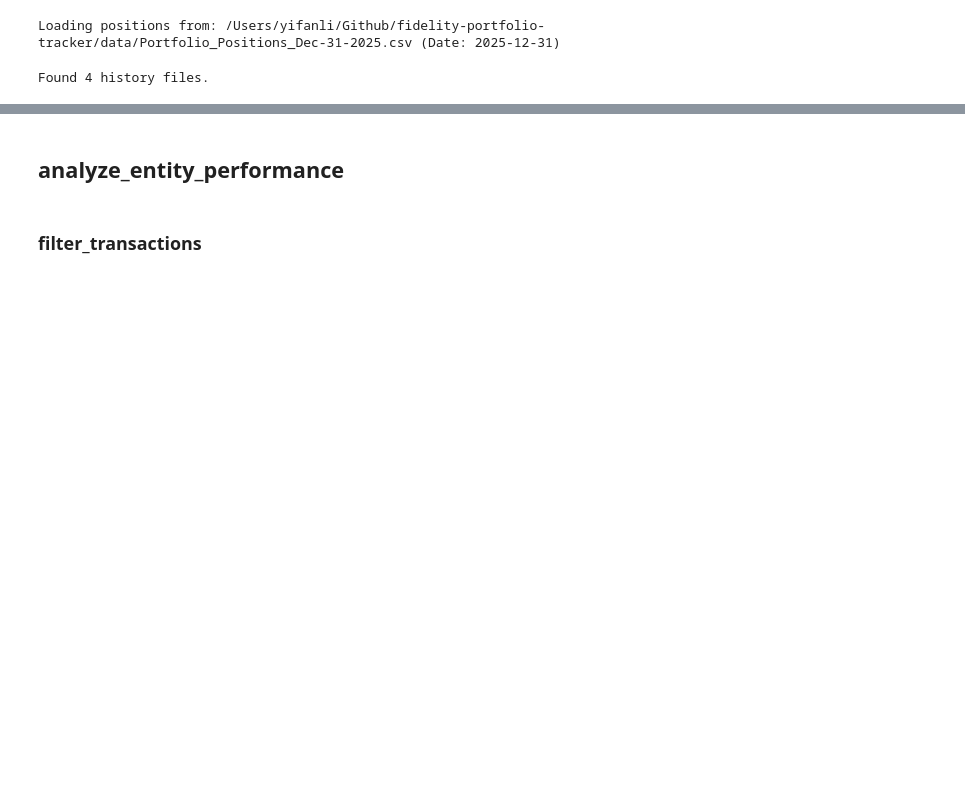
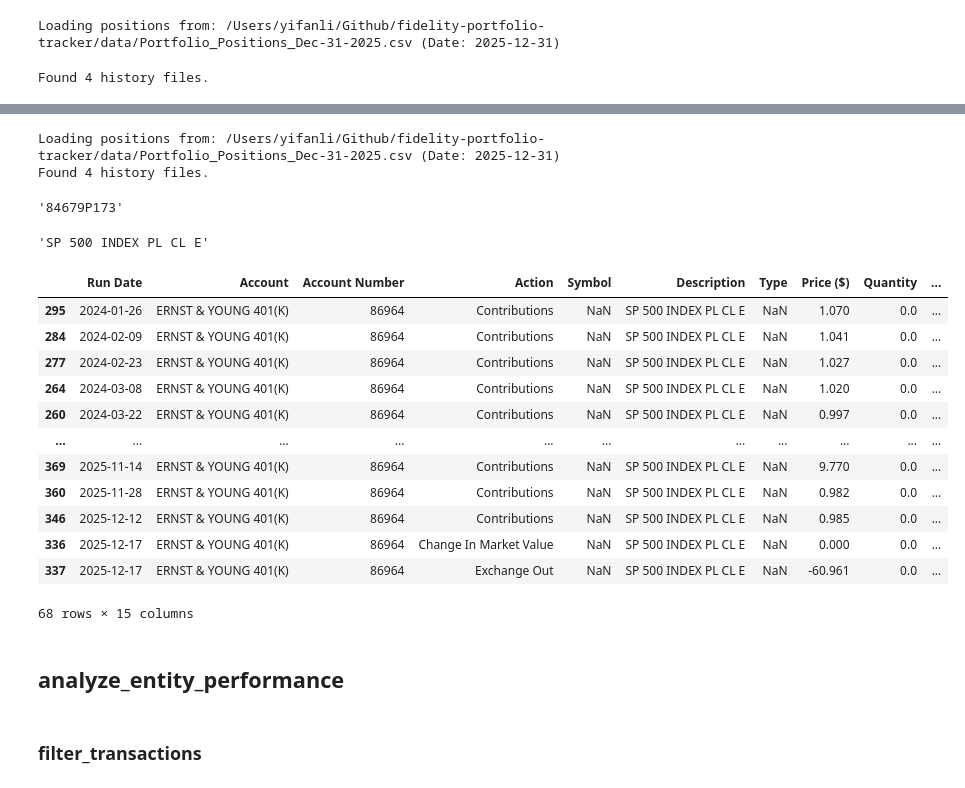
Before and after one commit to yifan-lee/fidelity-portfolio-tracker, a Jupyter notebook: scripts/DEV.ipynb, the cells around one changed output, grey strips where cells are left out. Drawn from its saved outputs; the diff is of its cells as text; code cells hidden in the pictures; blank space fills up the shorter version.

```diff
--- a/scripts/DEV.ipynb
+++ b/scripts/DEV.ipynb
@@ -238,3 +222,44 @@ transactions_df[transactions_df['Symbol'] == 'AAPL']
+# %%
+from support_functions.data_loader import load_data
+
+data_dir = f'{project_path}/data'
+positions_df, transactions_df, latest_date = load_data(data_dir)
+# %% [output]
+Loading positions from: /Users/yifanli/Github/fidelity-portfolio-tracker/data/Portfolio_Positions_Dec-31-2025.csv (Date: 2025-12-31)
+Found 4 history files.
+# %%
+ref_df = positions_df[['Symbol', 'Description']].dropna().drop_duplicates()
+desc_to_sym = dict(zip(ref_df['Description'].str.strip(), ref_df['Symbol'].str.strip()))
+# %%
+mask_missing_sym = transactions_df['Symbol'].isna() | (transactions_df['Symbol'] == '')
+mapped_syms = transactions_df.loc[mask_missing_sym, 'Description'].str.strip().map(desc_to_sym)
+transactions_df.loc[mask_missing_sym, 'Symbol'] = mapped_syms.fillna(transactions_df.loc[mask_missing_sym, 'Symbol'])
+# %%
+desc_to_sym['SP 500 INDEX PL CL F']
+# %% [output]
+'84679P173'
+# %%
+transactions_df.loc[295]['Description']
+SP 500 INDEX PL CL E
+SP 500 INDEX PL CL F
+# %% [output]
+'SP 500 INDEX PL CL E'
+# %%
+transactions_df[transactions_df['Description']=='SP 500 INDEX PL CL E']
+# %% [output]
+|  | Run Date | Account | Account Number | Action | Symbol | Description | Type | Price ($) | Quantity | ... |
+| 295 | 2024-01-26 | ERNST & YOUNG 401(K) | 86964 | Contributions | NaN | SP 500 INDEX PL CL E | NaN | 1.070 | 0.0 | ... |
+| 284 | 2024-02-09 | ERNST & YOUNG 401(K) | 86964 | Contributions | NaN | SP 500 INDEX PL CL E | NaN | 1.041 | 0.0 | ... |
+| 277 | 2024-02-23 | ERNST & YOUNG 401(K) | 86964 | Contributions | NaN | SP 500 INDEX PL CL E | NaN | 1.027 | 0.0 | ... |
+| 264 | 2024-03-08 | ERNST & YOUNG 401(K) | 86964 | Contributions | NaN | SP 500 INDEX PL CL E | NaN | 1.020 | 0.0 | ... |
+| 260 | 2024-03-22 | ERNST & YOUNG 401(K) | 86964 | Contributions | NaN | SP 500 INDEX PL CL E | NaN | 0.997 | 0.0 | ... |
+| ... | ... | ... | ... | ... | ... | ... | ... | ... | ... | ... |
+| 369 | 2025-11-14 | ERNST & YOUNG 401(K) | 86964 | Contributions | NaN | SP 500 INDEX PL CL E | NaN | 9.770 | 0.0 | ... |
+| 360 | 2025-11-28 | ERNST & YOUNG 401(K) | 86964 | Contributions | NaN | SP 500 INDEX PL CL E | NaN | 0.982 | 0.0 | ... |
+| 346 | 2025-12-12 | ERNST & YOUNG 401(K) | 86964 | Contributions | NaN | SP 500 INDEX PL CL E | NaN | 0.985 | 0.0 | ... |
+| 336 | 2025-12-17 | ERNST & YOUNG 401(K) | 86964 | Change In Market Value | NaN | SP 500 INDEX PL CL E | NaN | 0.000 | 0.0 | ... |
+| 337 | 2025-12-17 | ERNST & YOUNG 401(K) | 86964 | Exchange Out | NaN | SP 500 INDEX PL CL E | NaN | -60.961 | 0.0 | ... |
+68 rows × 15 columns
 # %% [markdown]
 ## analyze_entity_performance
 # %% [markdown]
```
Also changed, not shown: parts of 27 cells of this notebook.
